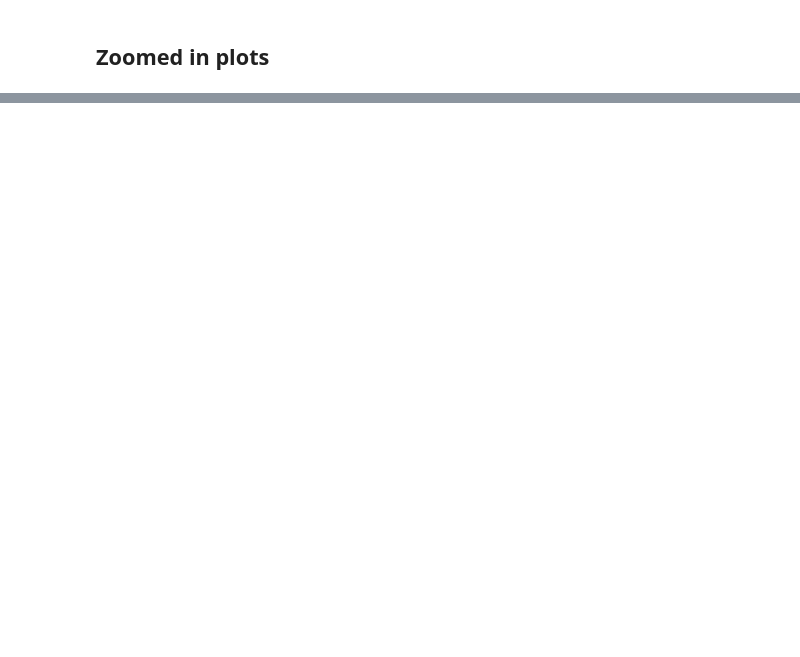
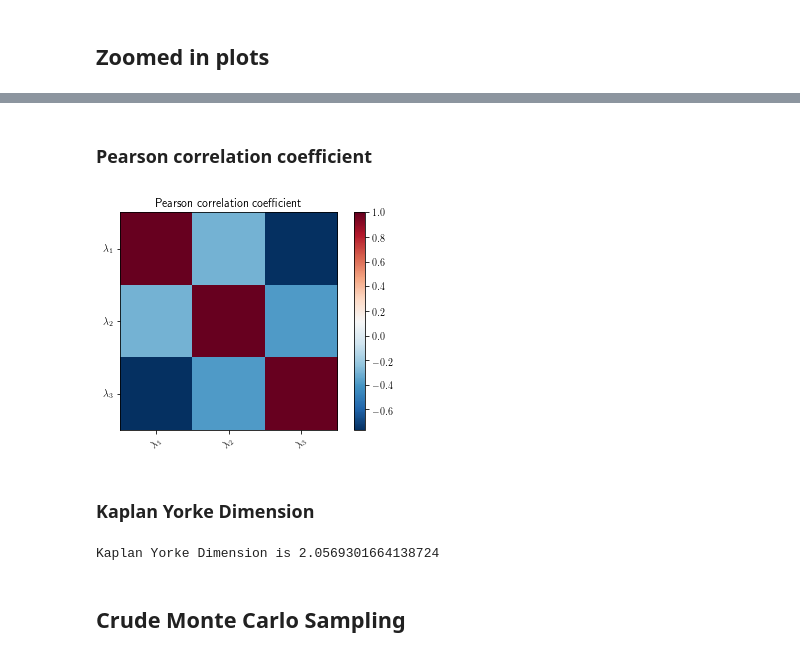
Before and after one commit to CalvinNesbitt/Lyapunov-Analysis, a Jupyter notebook: Lorenz-63-Example/L63-Lyap-Spec.ipynb, the cells around one changed output, grey strips where cells are left out. Cells and saved outputs as stored; diff of their text form; code cells hidden in the pictures; blank space fills up the shorter version.

```diff
--- a/Lorenz-63-Example/L63-Lyap-Spec.ipynb
+++ b/Lorenz-63-Example/L63-Lyap-Spec.ipynb
@@ -224,0 +326,32 @@ plt.savefig('Third-LE-Zoom.png')
+# %% [markdown]
+### Pearson correlation coefficient
+# %%
+covm = np.corrcoef(FTLE.T) # Calculating Pearson correlation coefficient
+#use np.cov for covariance
+
+#Illustrating covariance matric as heatmap
+fig, ax = plt.subplots()
+im = ax.imshow(covm, cmap='RdBu_r')
+
+names = np.array(['$\lambda_1$', '$\lambda_2$', '$\lambda_3$']) # Labels
+ax.set_xticks(np.arange(len(names)))
+ax.set_yticks(np.arange(len(names)))
+ax.set_xticklabels(names)
+ax.set_yticklabels(names)
+plt.setp(ax.get_xticklabels(), rotation=45, ha="right",
+         rotation_mode="anchor")
+
+ax.set_title("Pearson correlation coefficient")
+cbar = plt.colorbar(im)# Colorbar
+plt.show()
+# %% [output]
+[figure, added]
+# %% [markdown]
+### Kaplan Yorke Dimension
+# %%
+kydim = 2 + ((means[0] + means[1])/abs(means[2]))
+print(f'Kaplan Yorke Dimension is {kydim}')
+# %% [output]
+Kaplan Yorke Dimension is 2.0569301664138724
+# %% [markdown]
+## Crude Monte Carlo Sampling
```
Also changed, not shown: parts of 24 cells of this notebook, 3 other files.
